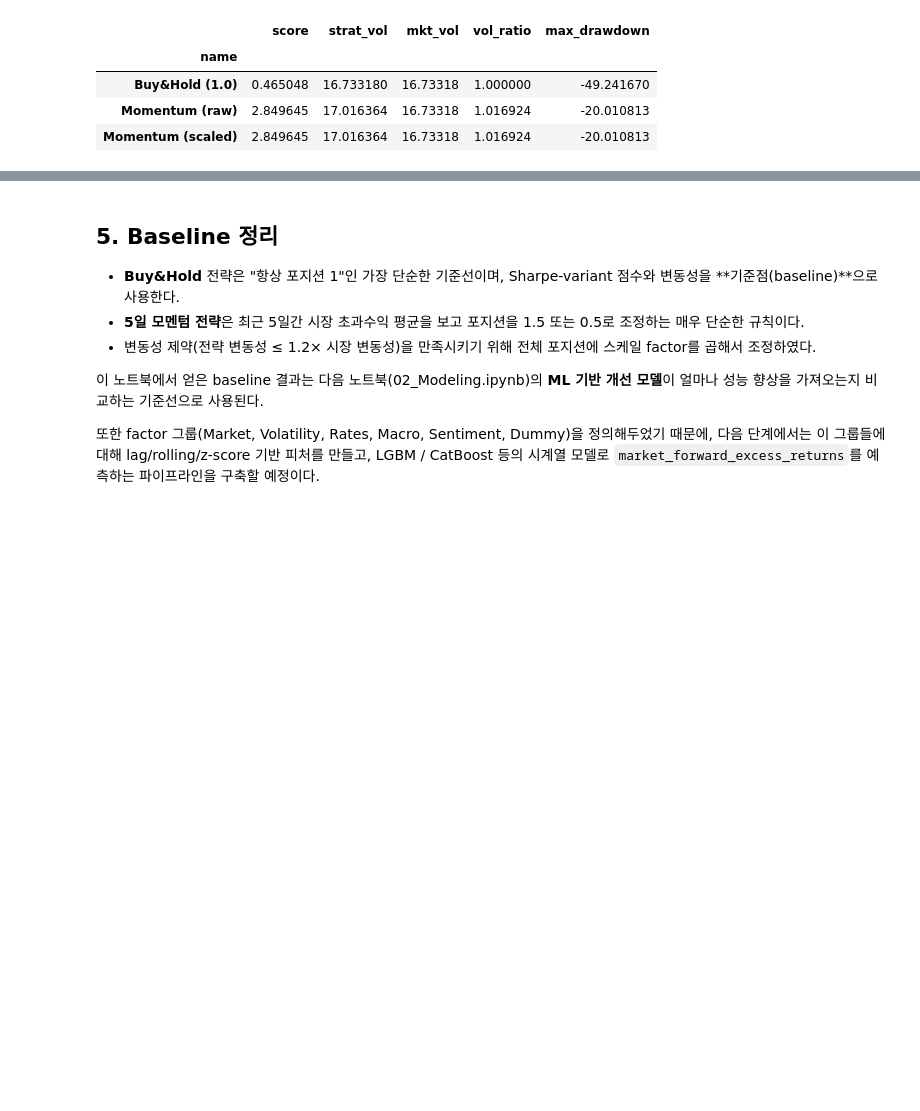
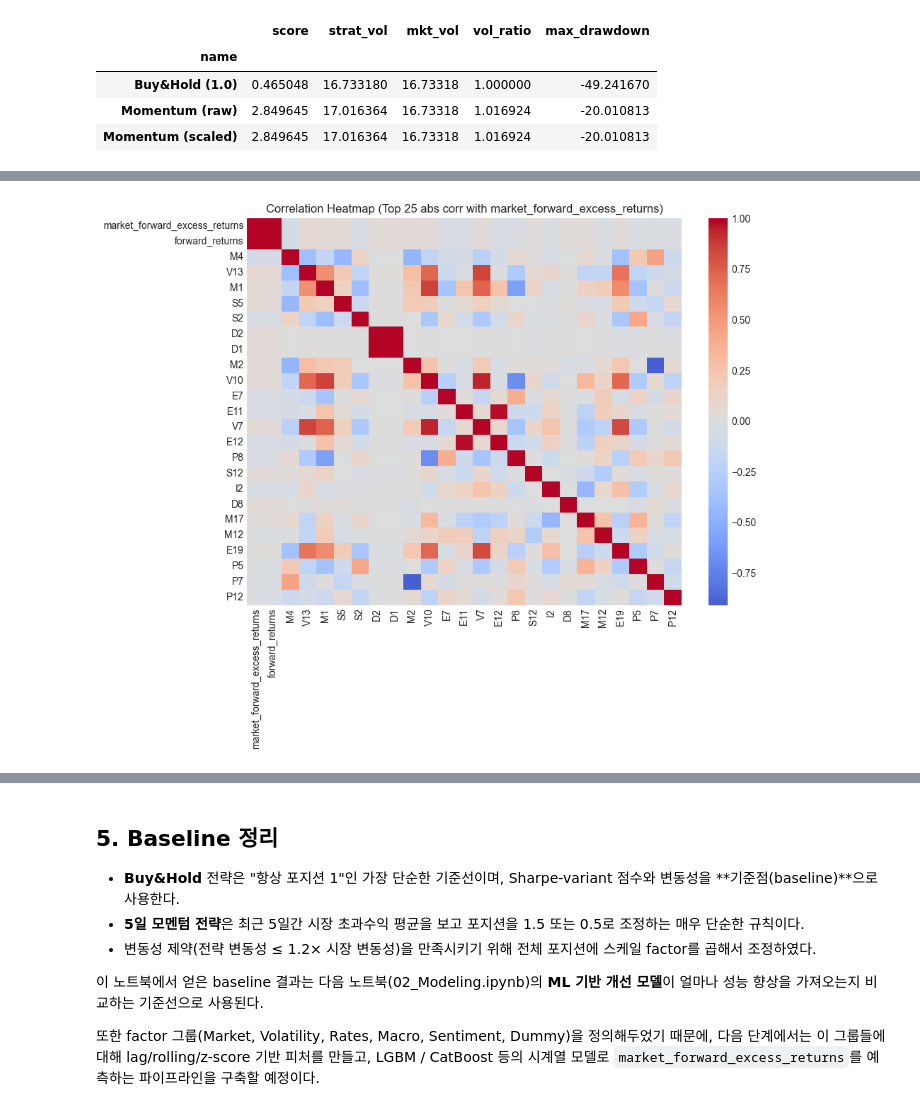
Before and after one commit to MachineLearningProject-2025/proj4, a Jupyter notebook: notebooks/01_eda_baseline.ipynb, the cells around one changed output, grey strips where cells are left out. Drawn from its saved outputs; the diff is of its cells as text; code cells hidden in the pictures; blank space fills up the shorter version.

```diff
--- a/notebooks/01_eda_baseline.ipynb
+++ b/notebooks/01_eda_baseline.ipynb
@@ -435,0 +473,22 @@ summary.set_index("name")
+# %%
+# 3-3. 상관관계 heatmap (상위 N개)
+def plot_corr_heatmap(df: pd.DataFrame, target_col: str = TARGET_COL, top_n: int = 25):
+    num_cols = df.select_dtypes(include=[np.number]).columns.tolist()
+    if target_col not in num_cols:
+        print("[WARN] target_col not numeric or not found.")
+        return
+
+    corr_with_target = df[num_cols].corr()[target_col].abs().sort_values(ascending=False)
+    top_features = corr_with_target.head(top_n).index.tolist()
+
+    corr_matrix = df[top_features].corr()
+
+    plt.figure(figsize=(10, 8))
+    sns.heatmap(corr_matrix, cmap="coolwarm", center=0, annot=False)
+    plt.title(f"Correlation Heatmap (Top {top_n} abs corr with {target_col})")
+    plt.tight_layout()
+    plt.show()
+
+plot_corr_heatmap(train_df, TARGET_COL, top_n=25)
+# %% [output]
+[figure, added]
```
Also changed, not shown: parts of 6 cells of this notebook, 29 other files.
